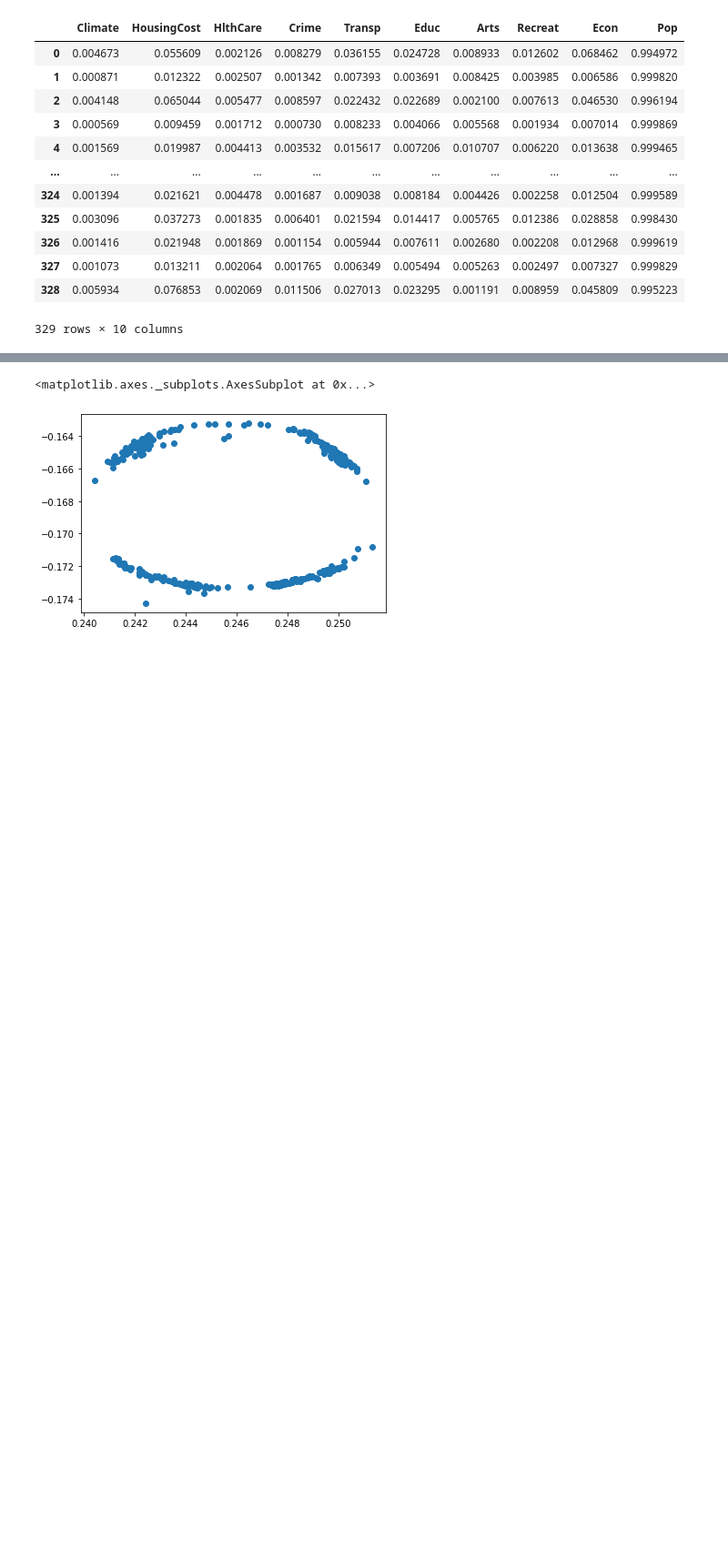
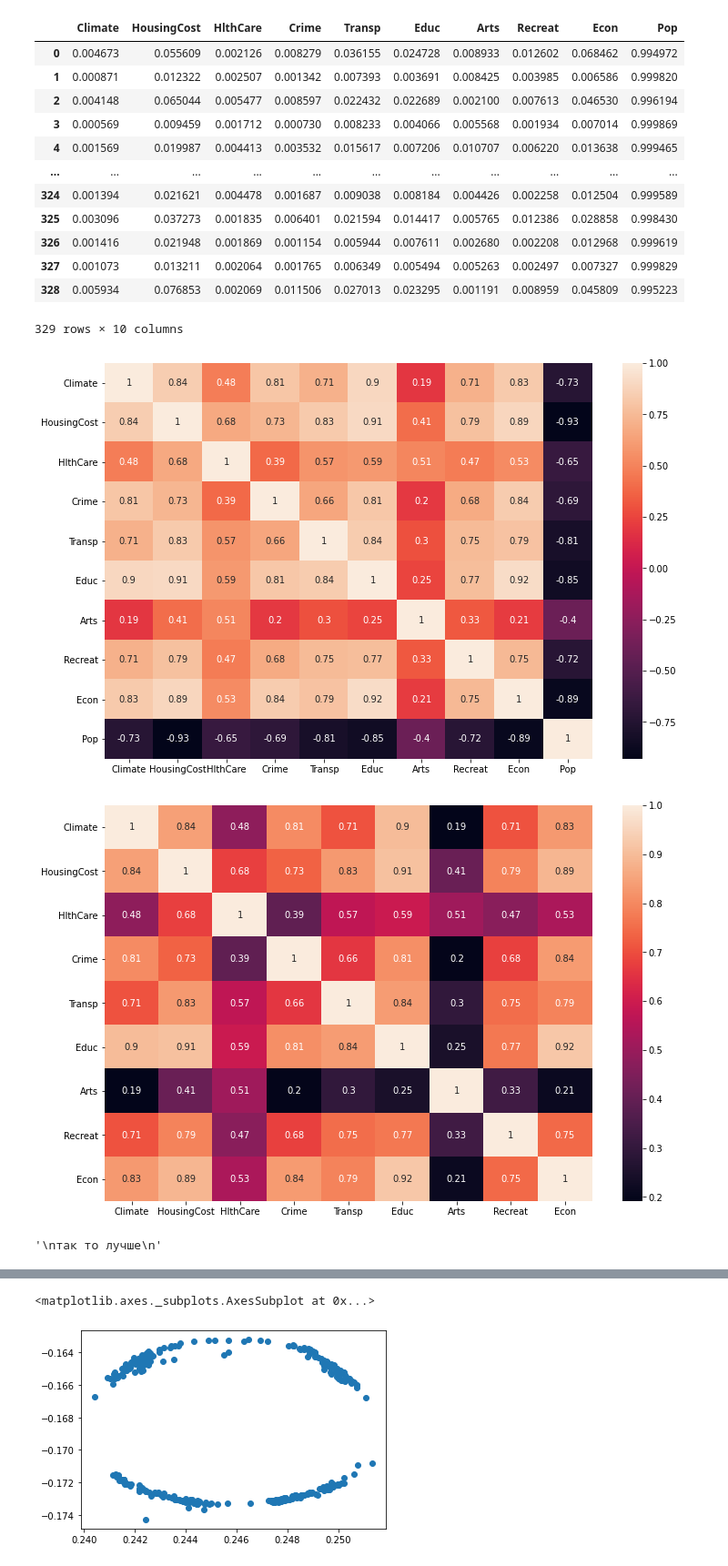
Before and after one commit to dariaAlium/iad, a Jupyter notebook: Lab_2_Clustering.ipynb, the cells around one changed output, grey strips where cells are left out. Shown at 91% size. Drawn from its saved outputs; the diff is of its cells as text; code cells hidden in the pictures; blank space fills up the shorter version.

```diff
--- a/Lab_2_Clustering.ipynb
+++ b/Lab_2_Clustering.ipynb
@@ -153,4 +170,33 @@ data_nec
 | 327 | 0.001073 | 0.013211 | 0.002064 | 0.001765 | 0.006349 | 0.005494 | 0.005263 | 0.002497 | 0.007327 | 0.999829 |
 | 328 | 0.005934 | 0.076853 | 0.002069 | 0.011506 | 0.027013 | 0.023295 | 0.001191 | 0.008959 | 0.045809 | 0.995223 |
 329 rows × 10 columns
+# %%
+#describe
+#data_nec.plot(kind="bar",subplots=True,layout=(4,3),sharey=False,figsize=(15, 15))
+#plt.show()
+D_corr =data_nec.corr().loc[data_nec.columns,
+                      data_nec.columns
+                     ]
+plt.figure(figsize=(12, 8))
+sns.heatmap(D_corr, annot=True)
+plt.show()
+'''
+как видно по матрице корреляции столбец с популяцией стоит тоже удалить
+так как он слишком сильно влияет на остальные (и по сравнению с другими даже
+после нормализации слишком большой)
+'''
+data_nec.drop(['Pop'], axis=1, inplace=True) # axis=0 will do for rows
+D_corr =data_nec.corr().loc[data_nec.columns,
+                      data_nec.columns
+                     ]
+plt.figure(figsize=(12, 8))
+sns.heatmap(D_corr, annot=True)
+plt.show()
+'''
+так то лучше
+'''
+# %% [output]
+[figure, added]
+[figure, added]
+'\nтак то лучше\n'
 # %%
```
Also changed, not shown: parts of 7 cells of this notebook.
